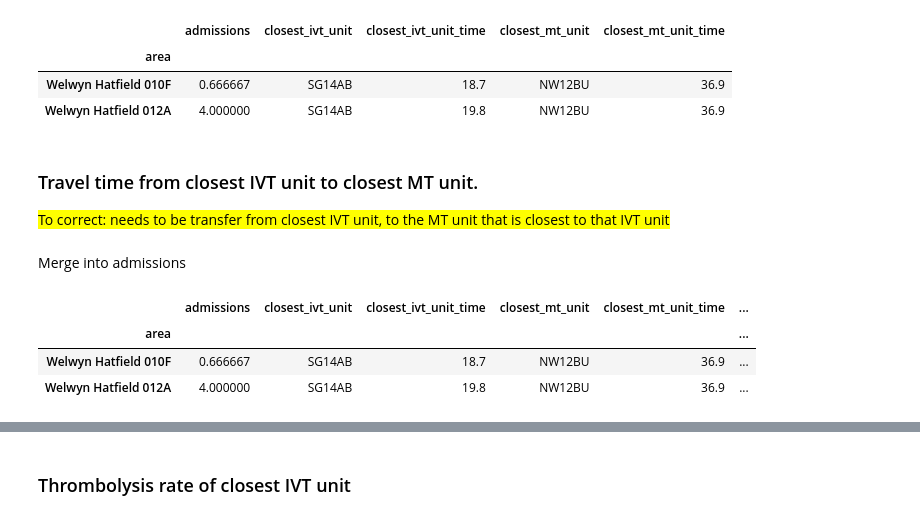
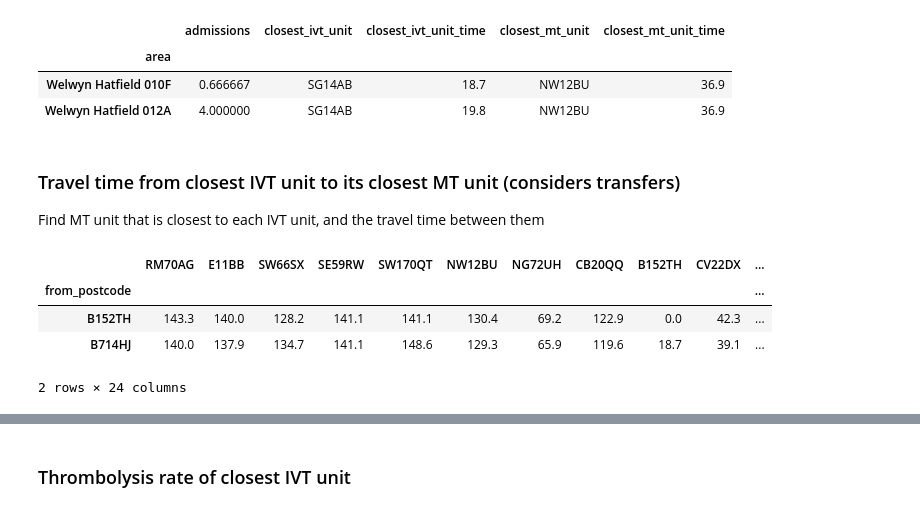
Before and after one commit to samuel-book/stroke_unit_demographics, a Jupyter notebook: 01_combine_demographic_data.ipynb, the cells around one changed output, grey strips where cells are left out. Saved outputs shown, nothing was run; the diff lists cells and outputs as text; code cells hidden in the pictures.

```diff
--- a/01_combine_demographic_data.ipynb
+++ b/01_combine_demographic_data.ipynb
@@ -193,6 +193,6 @@ data.head(2)
 | Welwyn Hatfield 010F | 0.666667 | SG14AB | 18.7 | NW12BU | 36.9 |
 | Welwyn Hatfield 012A | 4.000000 | SG14AB | 19.8 | NW12BU | 36.9 |
 # %% [markdown]
-### Travel time from closest IVT unit to closest MT unit.
+### Travel time from closest IVT unit to its closest MT unit (considers transfers)
 
-<mark>To correct: needs to be transfer from closest IVT unit, to the MT unit that is closest to that IVT unit</mark>
+Find MT unit that is closest to each IVT unit, and the travel time between them
@@ -208,10 +199,11 @@ for index, value in data.iterrows():
-# %% [markdown]
-Merge into admissions
-# %%
-data['mt_transfer_time'] = transfer_times
-data.head(2)
-# %% [output]
-|  | admissions | closest_ivt_unit | closest_ivt_unit_time | closest_mt_unit | closest_mt_unit_time | ... |
-| area |  |  |  |  |  | ... |
-| Welwyn Hatfield 010F | 0.666667 | SG14AB | 18.7 | NW12BU | 36.9 | ... |
-| Welwyn Hatfield 012A | 4.000000 | SG14AB | 19.8 | NW12BU | 36.9 | ... |
+# %%
+# Filter to just rows of IVT units, and columns of MT units
+inter_ivt = inter_hospital_times.loc[
+    inter_hospital_times.index.isin(ivt_units), mt_units]
+inter_ivt.head(2)
+# %% [output]
+|  | RM70AG | E11BB | SW66SX | SE59RW | SW170QT | NW12BU | NG72UH | CB20QQ | B152TH | CV22DX | ... |
+| from_postcode |  |  |  |  |  |  |  |  |  |  | ... |
+| B152TH | 143.3 | 140.0 | 128.2 | 141.1 | 141.1 | 130.4 | 69.2 | 122.9 | 0.0 | 42.3 | ... |
+| B714HJ | 140.0 | 137.9 | 134.7 | 141.1 | 148.6 | 129.3 | 65.9 | 119.6 | 18.7 | 39.1 | ... |
+2 rows × 24 columns
```
Also changed, not shown: parts of 12 cells of this notebook, 1 other file.
